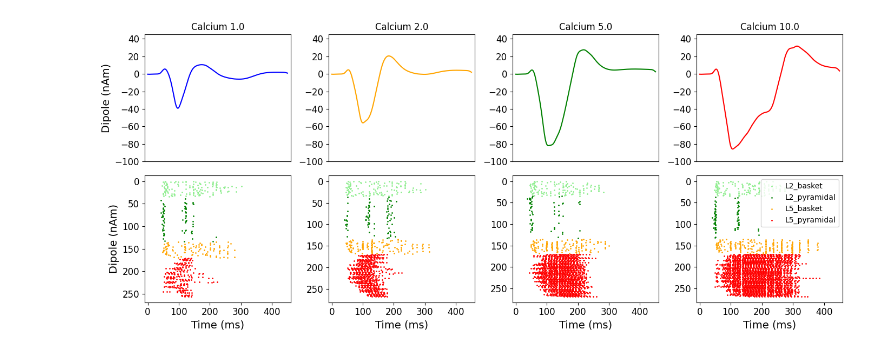
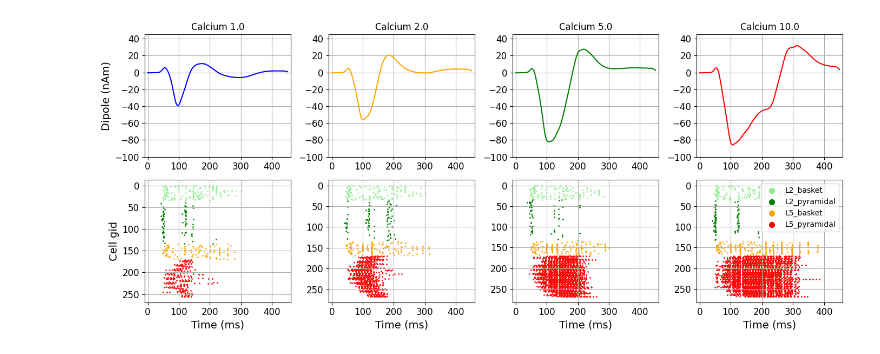
Before and after one commit to ntolley/hnn_auditory_ltp, a Jupyter notebook: notebooks/make_calcium_figure.ipynb, the cells around one changed output. Drawn from its saved outputs; the diff is of its cells as text; code cells hidden in the pictures.

```diff
--- a/notebooks/make_calcium_figure.ipynb
+++ b/notebooks/make_calcium_figure.ipynb
@@ -44,34 +41,40 @@ for idx, scale in enumerate(calcium_scale):
     plt.xlim(xlim)
     plt.title(f'Calcium {scale}')
 
     spike_times = np.array(df_filtered['spike_times'].values[0][0])
     spike_gids = np.array(df_filtered['spike_gids'].values[0][0])
     spike_types = np.array(df_filtered['spike_types'].values[0][0])
 
-    plt.xticks([], fontsize=ticksize)
+    plt.xticks(fontsize=ticksize)
     plt.yticks(fontsize=ticksize)
+    plt.grid(True)
 
     # Bottom row with spike rasters
     plt.subplot(2, len(calcium_scale), plot_idx2)
     for cell_type in plot_cell_types:
         spike_mask = spike_types == cell_type
-        plt.scatter(spike_times[spike_mask], spike_gids[spike_mask], s=1, label=cell_type, color=spike_colors[cell_type])
+        plt.scatter(spike_times[spike_mask], spike_gids[spike_mask], s=1, color=spike_colors[cell_type])
+        plt.scatter(None, None, label=cell_type, s=50, color=spike_colors[cell_type])
 
     plt.xlabel('Time (ms)', fontsize=labelsize)
     plt.gca().invert_yaxis()
     plt.xlim(xlim)
 
     plt.xticks(fontsize=ticksize)
     plt.yticks(fontsize=ticksize)
+    plt.grid(True)
 
 plt.legend()
 
 plt.subplot(2, len(calcium_scale), 1)
 plt.ylabel('Dipole (nAm)', fontsize=labelsize)
 plt.subplot(2, len(calcium_scale), 5)
-plt.ylabel('Dipole (nAm)', fontsize=labelsize)
+plt.ylabel('Cell gid', fontsize=labelsize)
 
 
 plt.tight_layout()
+
+plt.savefig('../figures/calcium_figure.svg')
+plt.savefig('../figures/calcium_figure.png')
 # %% [output]
-[figure, old version]
+[figure, new version]
```
Also changed, not shown: parts of 3 cells of this notebook, 1 other file.
